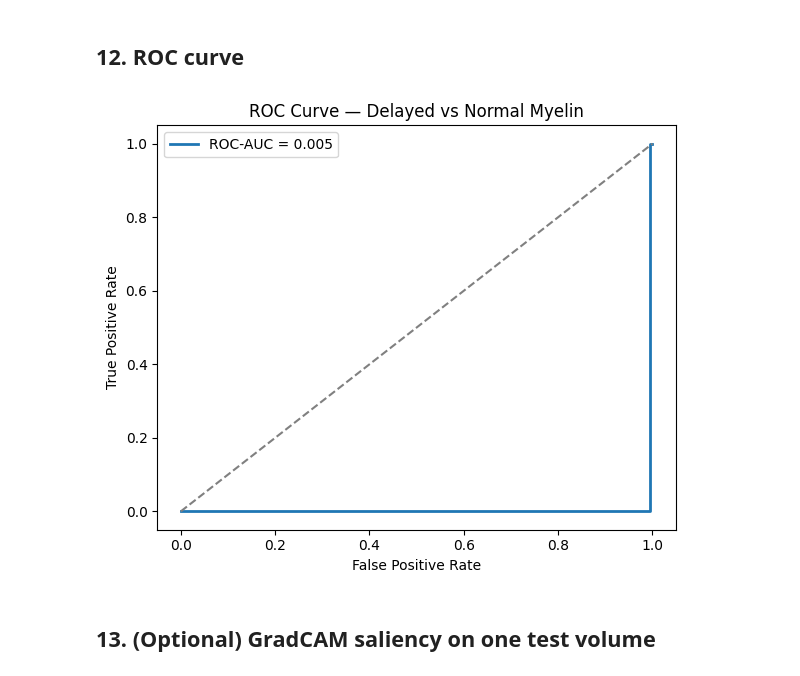
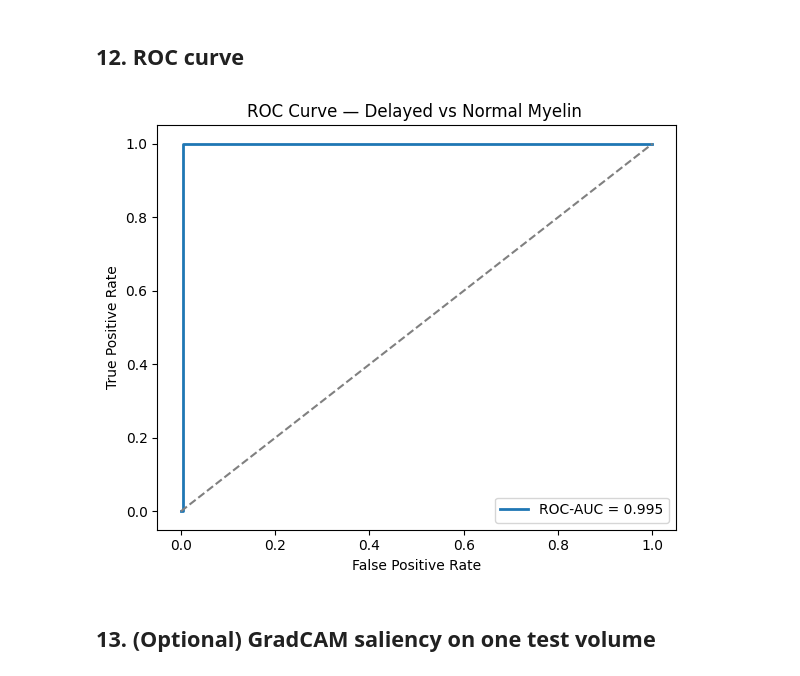
Before and after one commit to chrisampiah/Content, a Jupyter notebook: myelin_classifier_colab.ipynb, the cells around one changed output. Cells and saved outputs as stored; diff of their text form; code cells hidden in the pictures.

```diff
--- a/myelin_classifier_colab.ipynb
+++ b/myelin_classifier_colab.ipynb
@@ -441,21 +428,21 @@ ROC-AUC: 0.0048
 # %%
 from sklearn.metrics import roc_curve
 
-fpr, tpr, _ = roc_curve(all_labels, all_probs)
-auc_score   = roc_auc_score(all_labels, all_probs)
+fpr, tpr, _ = roc_curve(all_labels, new_pred)
+auc_score   = roc_auc_score(all_labels, new_pred)
 
 plt.figure(figsize=(6, 5))
 plt.plot(fpr, tpr, lw=2, label=f'ROC-AUC = {auc_score:.3f}')
 plt.plot([0,1],[0,1],'--', color='gray')
 plt.xlabel('False Positive Rate')
 plt.ylabel('True Positive Rate')
-plt.title('ROC Curve — Delayed vs Normal Myelin')
+plt.title('ROC Curve — Delayed vs Normal Myelin ')
 plt.legend()
 plt.tight_layout()
-plt.savefig('/content/roc_curve.png', dpi=120)
+plt.savefig('/content/roc_curve_new_pred.png', dpi=120)
 plt.show()
 # %% [output]
-[figure, old version]
+[figure, new version]
 # %% [markdown]
 ## 13. (Optional) GradCAM saliency on one test volume
 # %%
```
Also changed, not shown: parts of 1 cell of this notebook.
